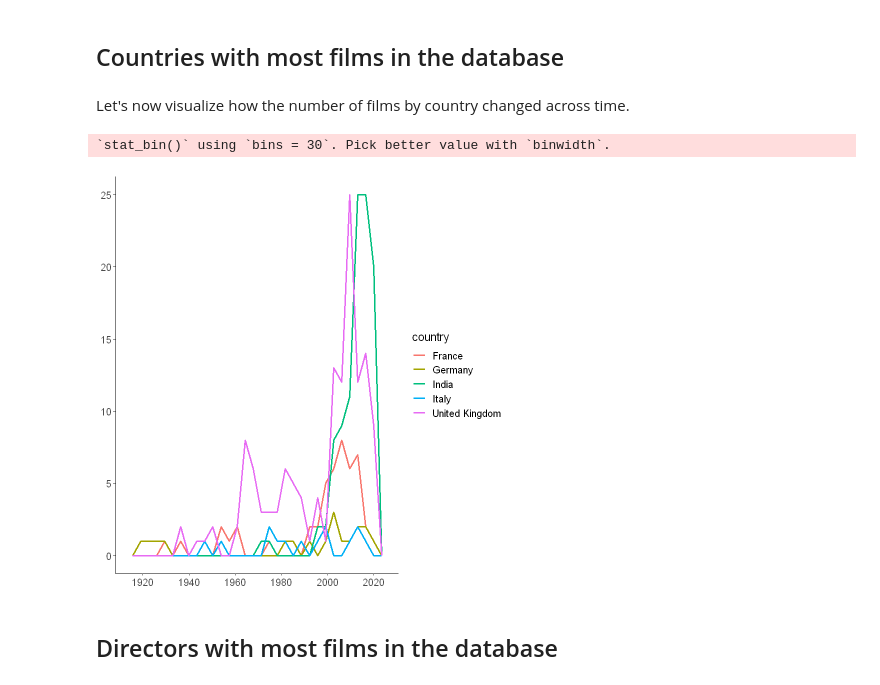
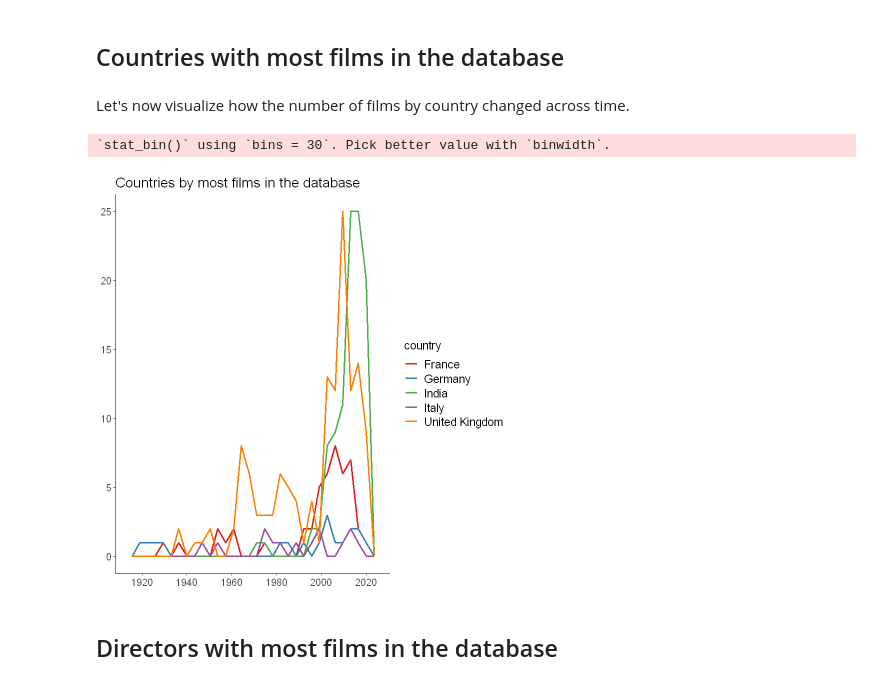
Before and after one commit to JacopoMalatesta/imdb_most_popular_films, a Jupyter notebook: scripts/04 - Querying and visualizing the results with SQL and R.ipynb, the cells around one changed output. Drawn from its saved outputs; the diff is of its cells as text; code cells hidden in the pictures.

```diff
--- a/scripts/04 - Querying and visualizing the results with SQL and R.ipynb
+++ b/scripts/04 - Querying and visualizing the results with SQL and R.ipynb
@@ -120,38 +121,41 @@ theme(title = element_text(size = 14),
 # %% [markdown]
 ## Countries with most films in the database
-# %% [markdown]
-Let's now visualize how the number of films by country changed across time.
-# %%
-query <- "WITH CTE AS (
-                        SELECT UNNEST(STRING_TO_ARRAY(country, ';')) country,
-                               COUNT(*) n_of_films
-                        FROM films
-                        WHERE country NOT LIKE '%United States of America%'
-                        GROUP BY 1
-                        ORDER BY 2 DESC
-                        LIMIT 5
-
-)
-
-          SELECT EXTRACT(YEAR FROM release_date :: DATE) AS year,
-                 UNNEST(STRING_TO_ARRAY(country, ';')) AS country
-          FROM films
-          WHERE country IN (SELECT country FROM CTE)"
-
-dbGetQuery(conn = con, statement = query) %>%
-ggplot(aes(x = year, colour = country)) +
-geom_freqpoly(size = 1) +
-scale_x_continuous(breaks = seq(1920, 2020, 20)) +
-theme_classic() +
-theme(legend.title = element_text(size = 14),
-      legend.text = element_text(size = 12),
-      axis.title.x = element_blank(),
-      axis.text.x = element_text(size = 12),
-      axis.text.y = element_text(size = 12),
-      axis.title.y = element_blank())
-# %% [output]
-`stat_bin()` using `bins = 30`. Pick better value with `binwidth`.
-[figure, removed]
+# %% [markdown]
+Let's now visualize how the number of films by country changed across time.
+# %%
+query <- "WITH CTE AS (
+                        SELECT UNNEST(STRING_TO_ARRAY(country, ';')) country,
+                               COUNT(*) n_of_films
+                        FROM films
+                        WHERE country NOT LIKE '%United States of America%'
+                        GROUP BY 1
+                        ORDER BY 2 DESC
+                        LIMIT 5
+
+                        )
+
+          SELECT EXTRACT(YEAR FROM release_date :: DATE) AS year,
+                 UNNEST(STRING_TO_ARRAY(country, ';')) AS country
+          FROM films
+          WHERE country IN (SELECT country FROM CTE)"
+
+dbGetQuery(conn = con, statement = query) %>%
+ggplot(aes(x = year, colour = country)) +
+geom_freqpoly(size = 1) +
+scale_x_continuous(breaks = seq(1920, 2020, 20)) +
+ggtitle("Countries by most films in the database") +
+theme_classic() +
+theme(title = element_text(size = 14),
+      legend.title = element_text(size = 14),
+      legend.text = element_text(size = 14),
+      axis.title.x = element_blank(),
+      axis.text.x = element_text(size = 12),
+      axis.text.y = element_text(size = 12),
+      axis.title.y = element_blank()) +
+scale_colour_brewer(palette = "Set1")
+# %% [output]
+`stat_bin()` using `bins = 30`. Pick better value with `binwidth`.
+[figure, added]
 # %% [markdown]
 ## Directors with most films in the database
 # %% [markdown]
```
Also changed, not shown: parts of 4 cells of this notebook.
